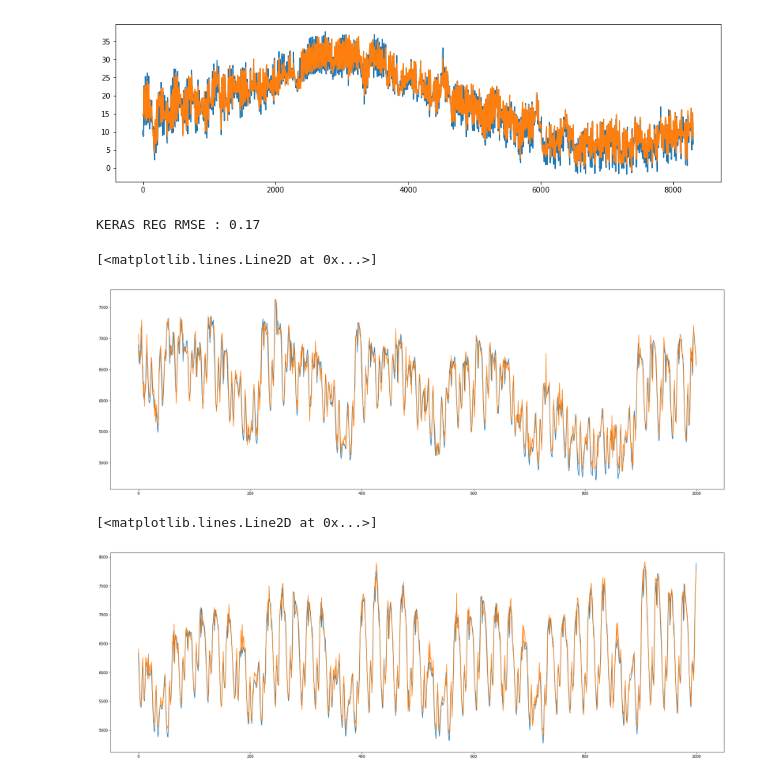
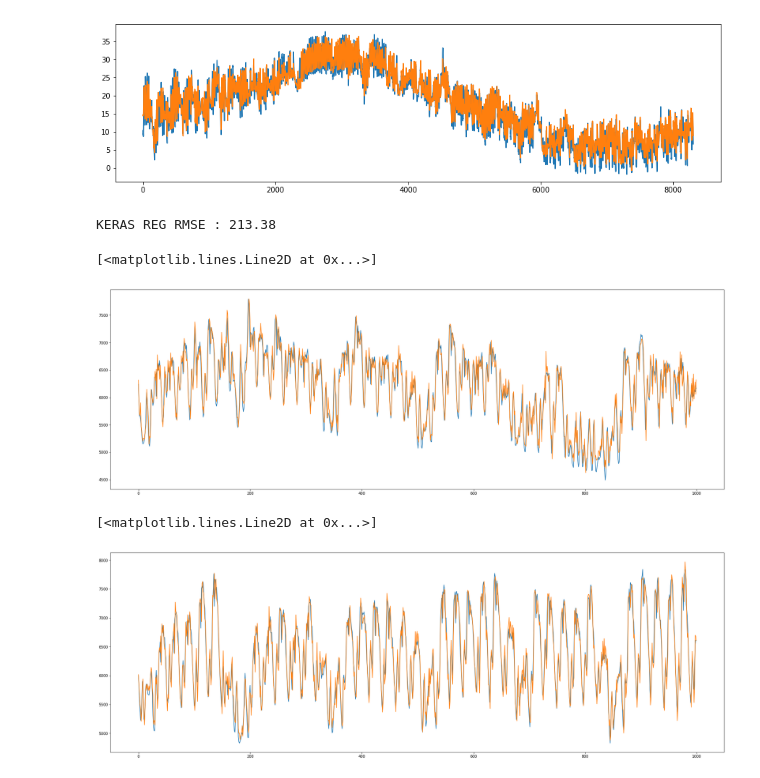
Before and after one commit to MitsuhiroIto/time_series, a Jupyter notebook: 時系列解析6.ipynb, the cells around one changed output. Cells and saved outputs as stored; diff of their text form; code cells hidden in the pictures.

```diff
--- a/時系列解析6.ipynb
+++ b/時系列解析6.ipynb
@@ -130,12 +131,15 @@ df_MW[0:5], df_TEMP_okym[0:5] , df_TEMP_hrsm[0:5], trainX[0],trainY[0]
 CLS_LR = 0.0001
 BATCHSIZE = 128
 epochs = 600
+np.random.seed(1234)
+reduce_lr = ReduceLROnPlateau(monitor='val_loss', factor=0.5,
+                              patience=20, min_lr=0.000001)
 
 model = Sequential()
 model.add(LSTM(64, return_sequences=False,
                      input_shape=(steps_of_history,3)))
 # model_x.add(LSTM(64,return_sequences=False))
-model.add(Dense(1, kernel_regularizer=l2(0.00001)))
+model.add(Dense(1))
 model.add(Activation("linear"))
 
 
@@ -148,7 +152,7 @@ hist = model.fit(trainX, trainY,
               epochs=epochs,
               verbose=1,
               validation_data=(testX, testY),
-              shuffle=True)
+              shuffle=True, callbacks=[reduce_lr])
 
 RUN_ID = 'LSTM1'
 save_model_viz(RUN_ID, model)
@@ -259,28 +263,28 @@ def split_data(x, y, test_size=0.1):
 steps_of_history = 3
 steps_in_future = 1
 
-X_18, Y_18 = create_dataset(df_MW, df_TEMP_okym, df_TEMP_hrsm, steps_of_history, steps_in_future)
+X_18, Y_18 = create_dataset(df_MW_18, df_TEMP_okym_18, df_TEMP_hrsm_18, steps_of_history, steps_in_future)
 # %%
 # 二乗平方根で誤差を算出
 from sklearn.metrics import mean_squared_error
 
 # 予測値の取得
 y_pred_18 = model.predict(X_18)
-mse = mean_squared_error(Y_18, y_pred_18)
+mse = mean_squared_error(Y_18*df_18.MW.std() + df_18.MW.mean(),y_pred_18*df_18.MW.std() + df_18.MW.mean() )
 print("KERAS REG RMSE : %.2f" % (mse ** 0.5))
 
 # 可視化
 plt.figure(figsize=(30, 10))
 plt.plot(Y_18[0:1000]*df_18.MW.std() + df_18.MW.mean(), label='truth')
 plt.plot(y_pred_18[0:1000]*df_18.MW.std() + df_18.MW.mean() , label='pred')
 # %% [output]
-KERAS REG RMSE : 0.17
+KERAS REG RMSE : 213.38
 [<matplotlib.lines.Line2D at 0x...>]
-[figure, old version]
+[figure, new version]
 # %%
 plt.figure(figsize=(30, 10))
 plt.plot(Y_18[1000:2000]*df_18.MW.std() + df_18.MW.mean(), label='truth')
 plt.plot(y_pred_18[1000:2000]*df_18.MW.std() + df_18.MW.mean() , label='pred')
 # %% [output]
 [<matplotlib.lines.Line2D at 0x...>]
-[figure, old version]
+[figure, new version]
```
Also changed, not shown: parts of 5 cells of this notebook, 4 other files.
